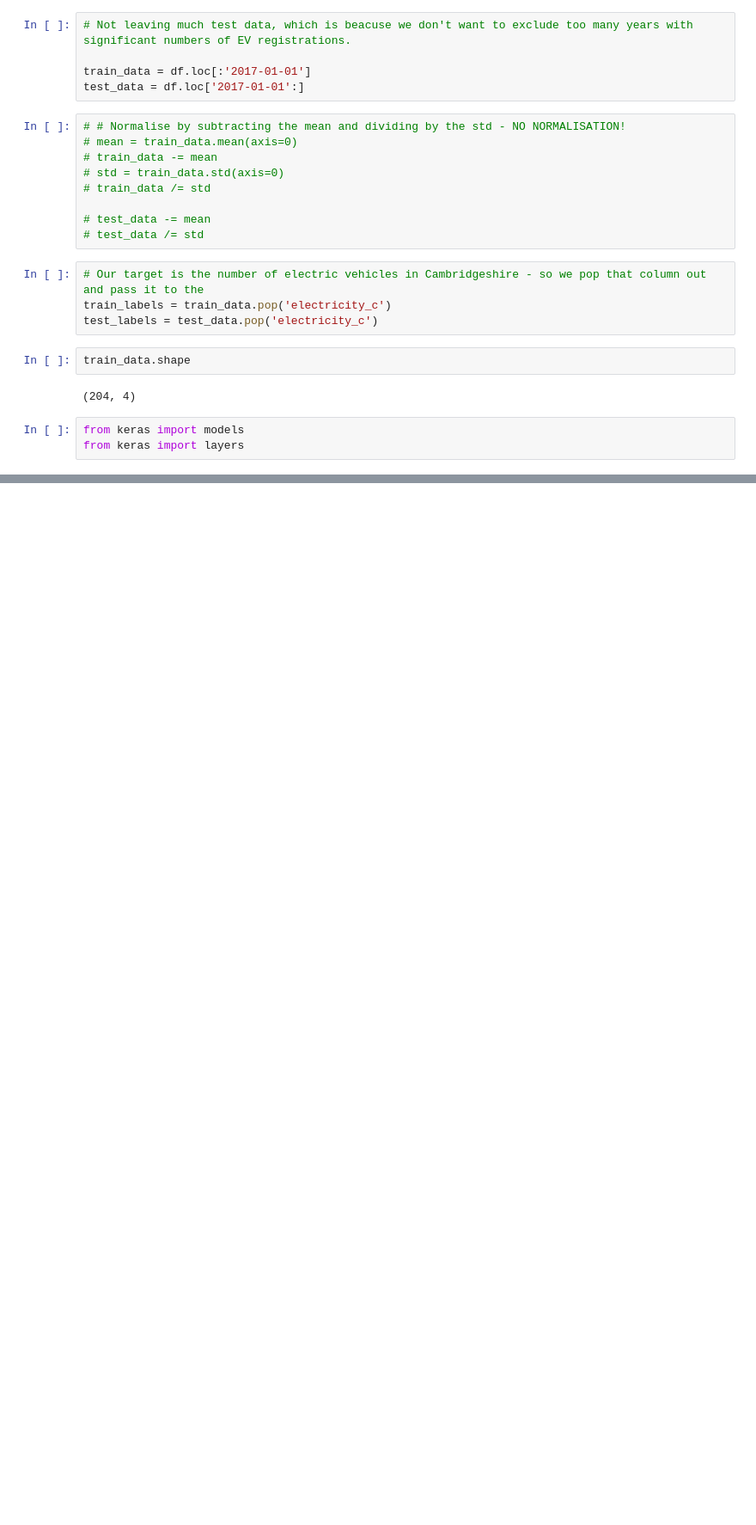
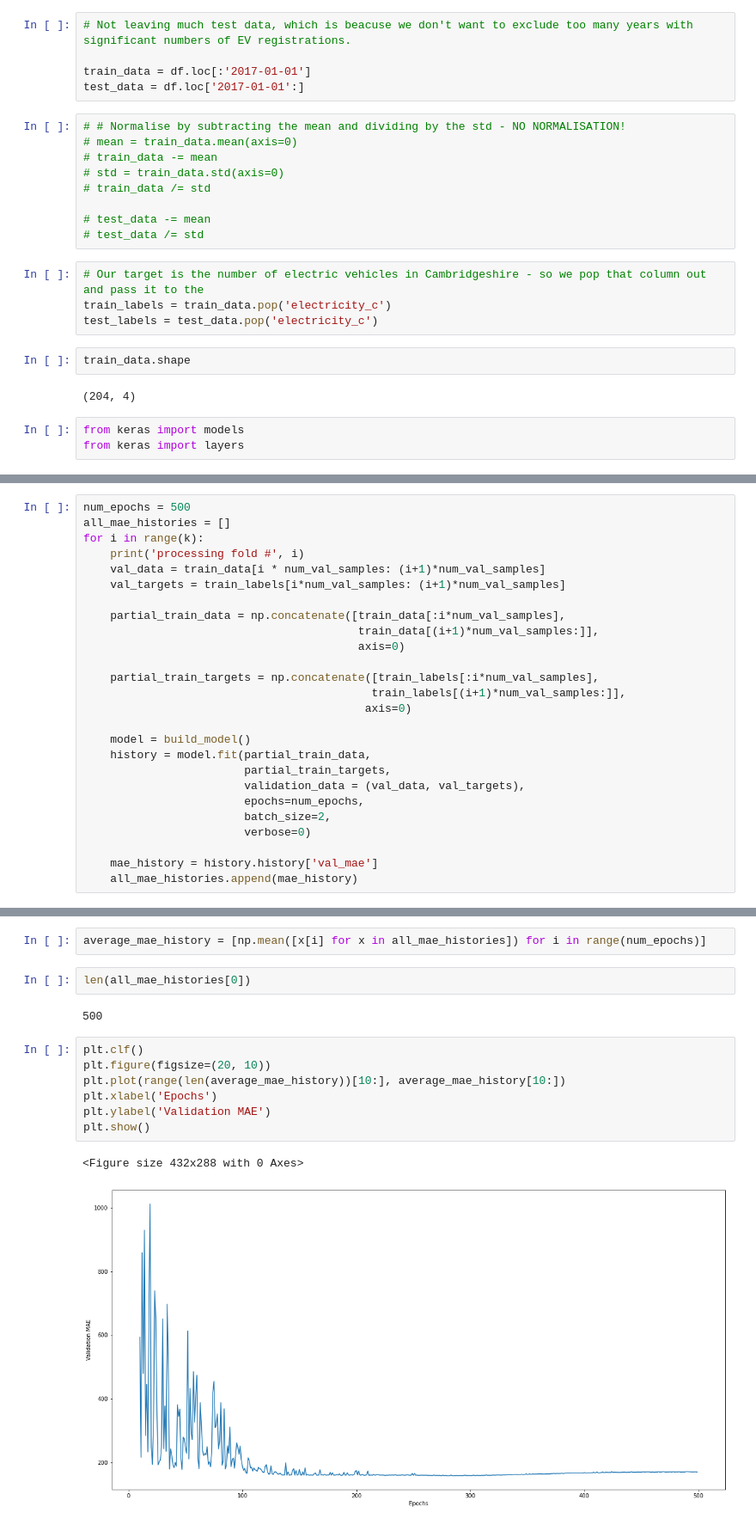
Before and after one commit to New-AutoMotive/BN_vehicle_data_experiments, a Jupyter notebook: 1.7) Estimating location.ipynb, the cells around one changed output, grey strips where cells are left out. Shown at 86% size. Saved outputs shown, nothing was run; the diff lists cells and outputs as text; blank space fills up the shorter version.

```diff
--- a/1.7) Estimating location.ipynb
+++ b/1.7) Estimating location.ipynb
@@ -301,0 +400,26 @@ However, as they say: *tra il dire e il fare, c'e' di mezzo il mare*
+# %%
+num_epochs = 500
+all_mae_histories = []
+for i in range(k):
+    print('processing fold #', i)
+    val_data = train_data[i * num_val_samples: (i+1)*num_val_samples]
+    val_targets = train_labels[i*num_val_samples: (i+1)*num_val_samples]
+
+    partial_train_data = np.concatenate([train_data[:i*num_val_samples],
+                                         train_data[(i+1)*num_val_samples:]],
+                                         axis=0)
+
+    partial_train_targets = np.concatenate([train_labels[:i*num_val_samples],
+                                           train_labels[(i+1)*num_val_samples:]],
+                                          axis=0)
+
+    model = build_model()
+    history = model.fit(partial_train_data,
+                        partial_train_targets,
+                        validation_data = (val_data, val_targets),
+                        epochs=num_epochs,
+                        batch_size=2,
+                        verbose=0)
+
+    mae_history = history.history['val_mae']
+    all_mae_histories.append(mae_history)
@@ -301,0 +431,16 @@ However, as they say: *tra il dire e il fare, c'e' di mezzo il mare*
+# %%
+average_mae_history = [np.mean([x[i] for x in all_mae_histories]) for i in range(num_epochs)]
+# %%
+len(all_mae_histories[0])
+# %% [output]
+500
+# %%
+plt.clf()
+plt.figure(figsize=(20, 10))
+plt.plot(range(len(average_mae_history))[10:], average_mae_history[10:])
+plt.xlabel('Epochs')
+plt.ylabel('Validation MAE')
+plt.show()
+# %% [output]
+<Figure size 432x288 with 0 Axes>
+[figure, added]
```
Also changed, not shown: parts of 25 cells of this notebook.
